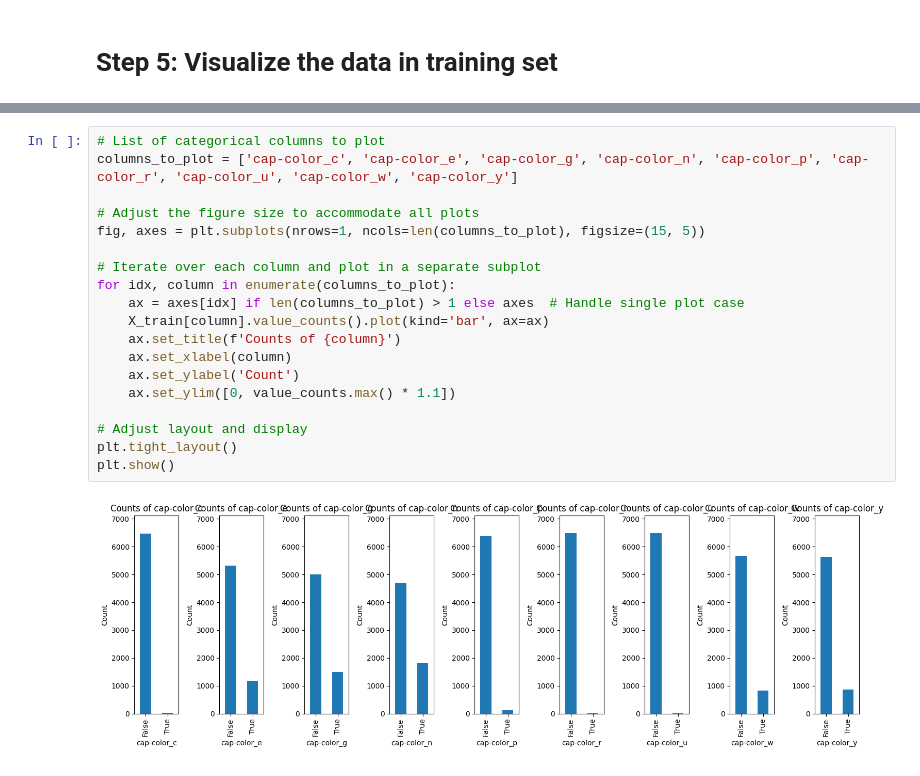
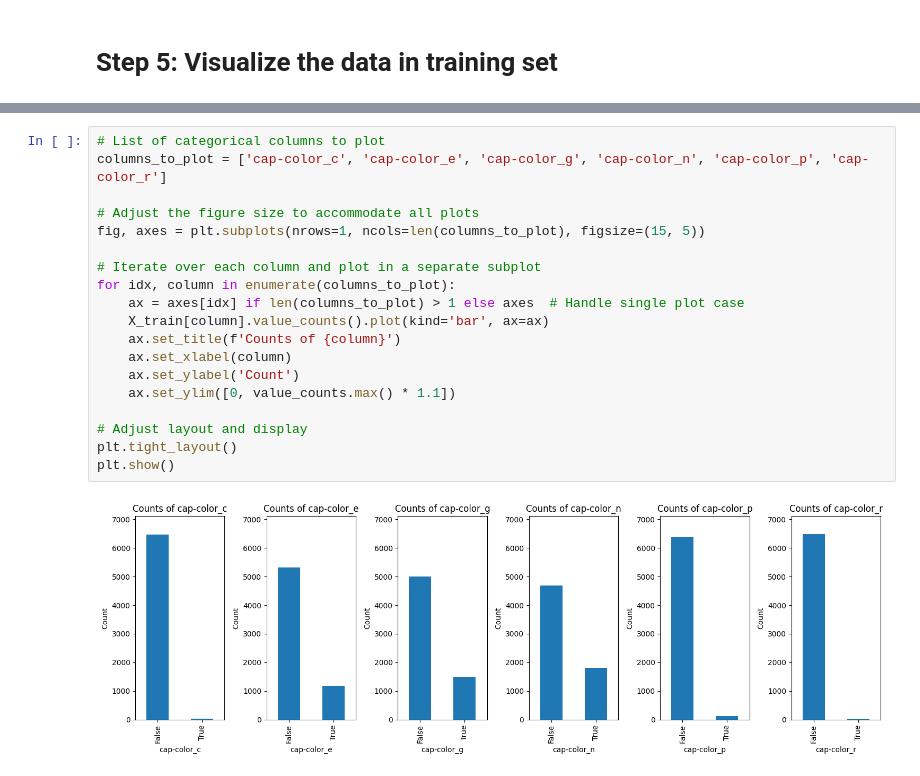
Before and after one commit to atoothman/data71200, a Jupyter notebook: DATA_71200_Project_1_Mushroom_Classification_Toothman.ipynb, the cells around one changed output, grey strips where cells are left out. Cells and saved outputs as stored; diff of their text form.

```diff
--- a/DATA_71200_Project_1_Mushroom_Classification_Toothman.ipynb
+++ b/DATA_71200_Project_1_Mushroom_Classification_Toothman.ipynb
@@ -342,22 +342,22 @@ plt.show()
 [figure]
 # %%
 # List of categorical columns to plot
-columns_to_plot = ['cap-color_c', 'cap-color_e', 'cap-color_g', 'cap-color_n', 'cap-color_p', 'cap-color_r', 'cap-color_u', 'cap-color_w', 'cap-color_y']
+columns_to_plot = ['cap-color_c', 'cap-color_e', 'cap-color_g', 'cap-color_n', 'cap-color_p', 'cap-color_r']
 
 # Adjust the figure size to accommodate all plots
 fig, axes = plt.subplots(nrows=1, ncols=len(columns_to_plot), figsize=(15, 5))
 
 # Iterate over each column and plot in a separate subplot
 for idx, column in enumerate(columns_to_plot):
     ax = axes[idx] if len(columns_to_plot) > 1 else axes  # Handle single plot case
     X_train[column].value_counts().plot(kind='bar', ax=ax)
     ax.set_title(f'Counts of {column}')
     ax.set_xlabel(column)
     ax.set_ylabel('Count')
     ax.set_ylim([0, value_counts.max() * 1.1])
 
 # Adjust layout and display
 plt.tight_layout()
 plt.show()
 # %% [output]
-[figure, old version]
+[figure, new version]
```
Also changed, not shown: parts of 10 cells of this notebook.
